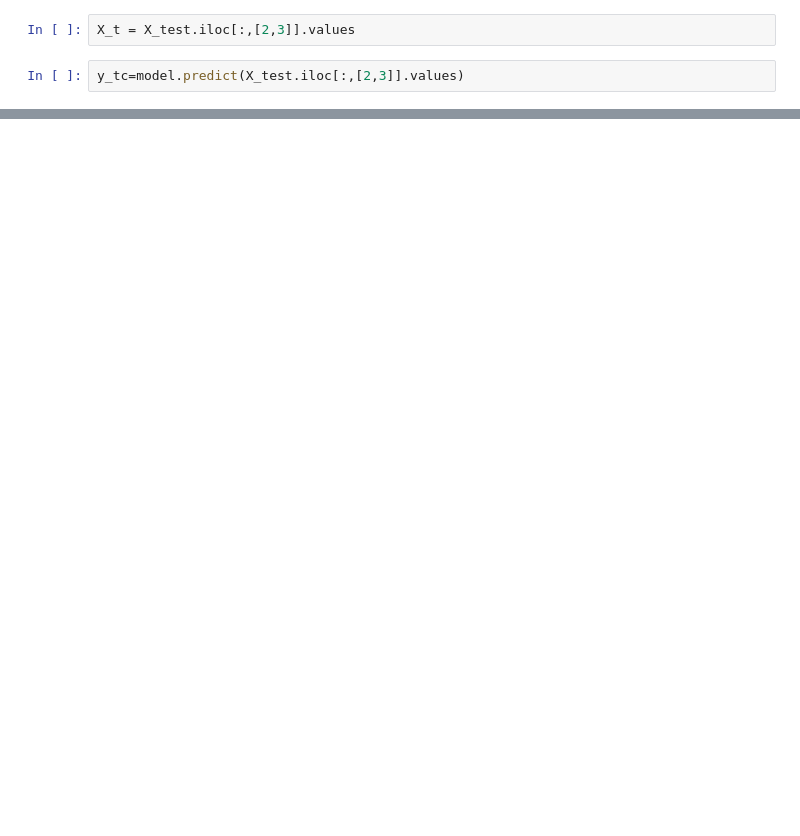
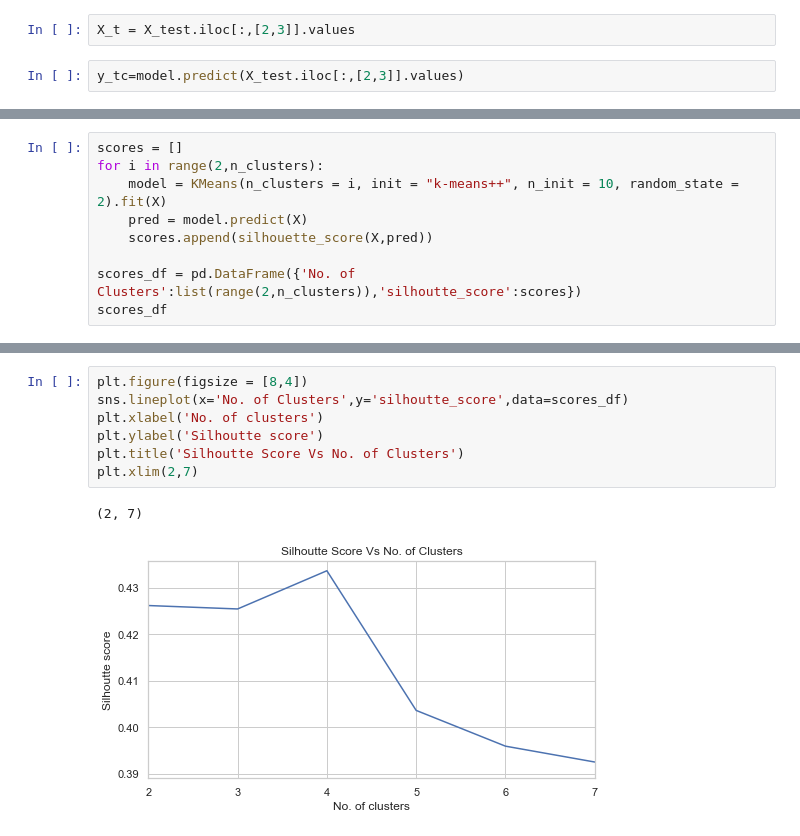
Before and after one commit to Aniket-Parlikar/Customer-Segmentation-using-unsupervised-learning, a Jupyter notebook: unsupervised_learning.ipynb, the cells around one changed output, grey strips where cells are left out. Drawn from its saved outputs; the diff is of its cells as text; blank space fills up the shorter version.

```diff
--- a/unsupervised_learning.ipynb
+++ b/unsupervised_learning.ipynb
@@ -153,0 +158,9 @@ Text(0, 0.5, 'Annual Income')
+# %%
+scores = []
+for i in range(2,n_clusters):
+    model = KMeans(n_clusters = i, init = "k-means++", n_init = 10, random_state = 2).fit(X)
+    pred = model.predict(X)
+    scores.append(silhouette_score(X,pred))
+
+scores_df = pd.DataFrame({'No. of Clusters':list(range(2,n_clusters)),'silhoutte_score':scores})
+scores_df
@@ -153,0 +177,10 @@ Text(0, 0.5, 'Annual Income')
+# %%
+plt.figure(figsize = [8,4])
+sns.lineplot(x='No. of Clusters',y='silhoutte_score',data=scores_df)
+plt.xlabel('No. of clusters')
+plt.ylabel('Silhoutte score')
+plt.title('Silhoutte Score Vs No. of Clusters')
+plt.xlim(2,7)
+# %% [output]
+(2, 7)
+[figure, added]
```
Also changed, not shown: parts of 7 cells of this notebook.
